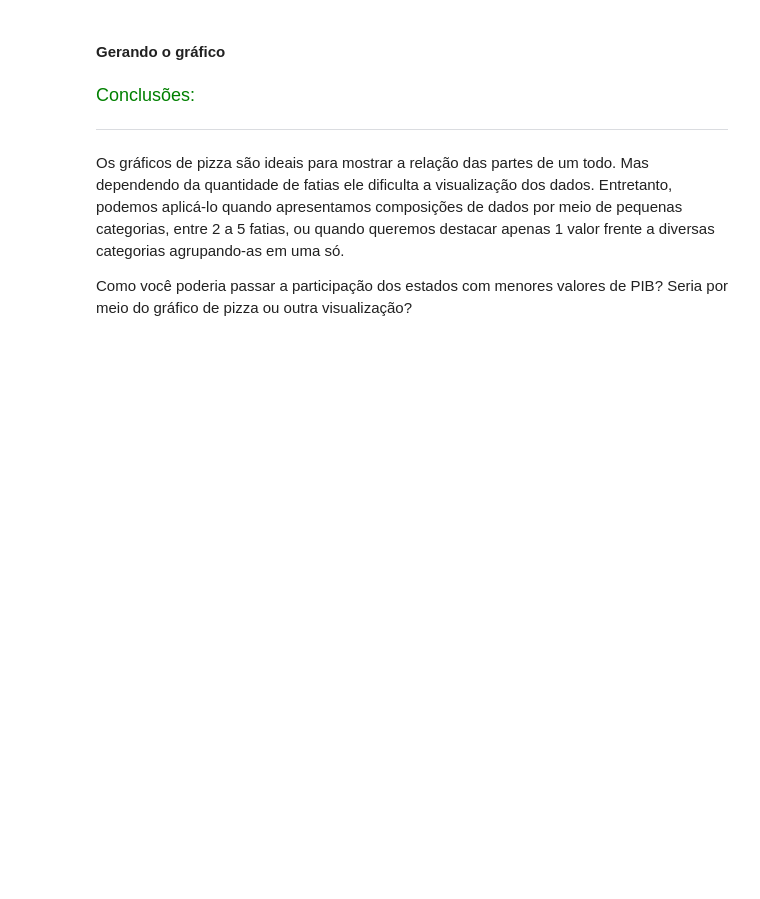
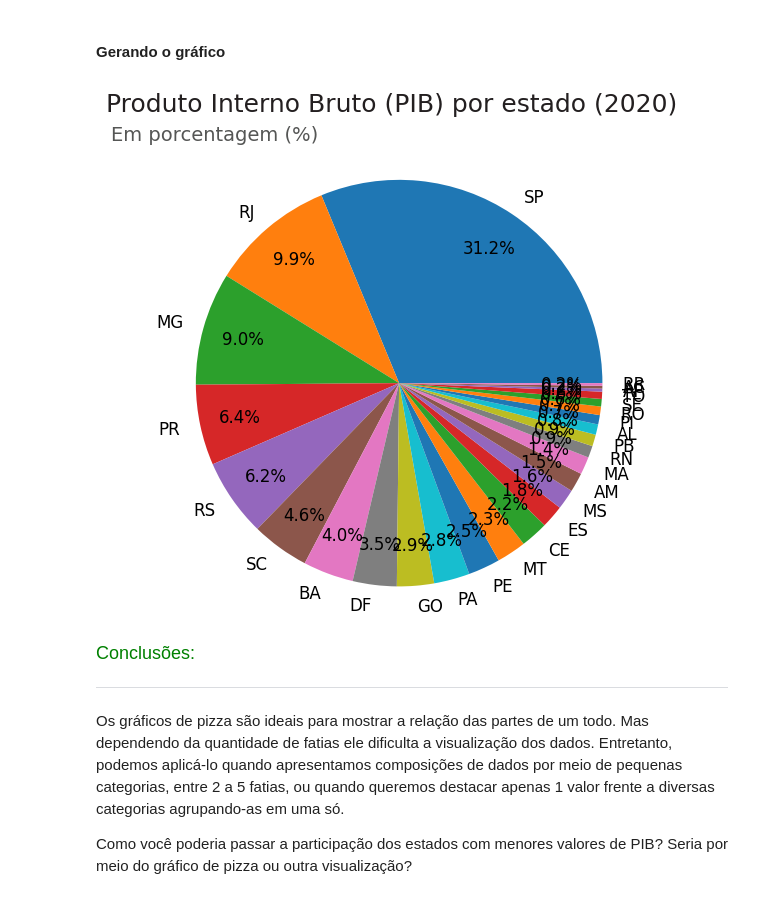
Before and after one commit to juliogazoli/alura-data-visualization-python-graficos-de-composicao-e-relacionamento, a Jupyter notebook: Projeto Inicial - Data Visualization_ gráficos de composição e relacionamento.ipynb, the cells around one changed output. Drawn from its saved outputs; the diff is of its cells as text; code cells hidden in the pictures; blank space fills up the shorter version.

```diff
--- a/Projeto Inicial - Data Visualization_ gráficos de composição e relacionamento.ipynb
+++ b/Projeto Inicial - Data Visualization_ gráficos de composição e relacionamento.ipynb
@@ -133,8 +133,7 @@ Após visualizarmos de maneira rápida os dados que possuímos, vamos partir par
 #### Tratando os dados para gerar a visualização
 # %%
 # Criando um df com os dados desejados
-...
-...
-...
+df_pib_2020 = df_pib.copy()
+df_pib_2020 = df_pib_2020.query('ano == 2020').set_index('sigla_uf').sort_values('pib', ascending=False)[['pib']]
 
 df_pib_2020.head()
@@ -143,34 +150,44 @@ df_pib_2020.head()
 # %%
 ## Configurando o gráfico com parâmetros que potencializam a visualização dos dados
 
 # Importando as bibliotecas
 import matplotlib.pyplot as plt
 
 # Área do gráfico e tema da visualização
 fig, ax = plt.subplots(figsize=(6,6))
 
 # Gerando o gráfico de pizza
-...
+ax.pie(
+    data=df_pib_2020,
+    x='pib',
+    labels=df_pib_2020.index,
+    autopct='%.1f%%',
+    radius=1.1,
+    pctdistance=0.8,
+    textprops={'size': 12},
+)
 
 # Personalizando o gráfico
 plt.suptitle('Produto Interno Bruto (PIB) por estado (2020)', size=18, color=CINZA1)
 plt.title('Em porcentagem (%)', fontsize=14, color=CINZA3, pad = 15, x = 0.1, y = 0.98 )
 
 # # Anotando uma conclusão no gráfico
 # ax.text(1.1, 0.5,
 #          'Um $\\bf{gráfico\ de\ pizza}$, consegue trazer a informação de\n'
 #          'participação no PIB de forma direta, no entanto, percebemos\n'
 #          'que o uso de $\\bf{muitas\ fatias}$ atrapalham na análise dos\n'
 #          'dados para estados com $\\bf{menor}$ parcela no PIB.\n'
 #          'Além de gerar incômodo visualmente para quem lê.\n\n'
 #          'Percebemos que os estados de $\\bf{São\ Paulo}$, $\\bf{Rio\ de\ Janeiro}$ e $\\bf{Minas\ Gerais}$\n'
 #          'possuem $\\bf{maior}$ participação no PIB nacional, porém, não conseguimos\n'
 #          'precisar quais estados tem a menor e quanto seria em percentual.',
 #          fontsize=12,
 #          linespacing=1.45,
 #          color=CINZA3, transform= ax.transAxes)
 
 plt.show()
+# %% [output]
+[figure, added]
 # %% [markdown]
 <font color=green size=4> Conclusões: </font>
 
```
Also changed, not shown: parts of 1 cell of this notebook.
